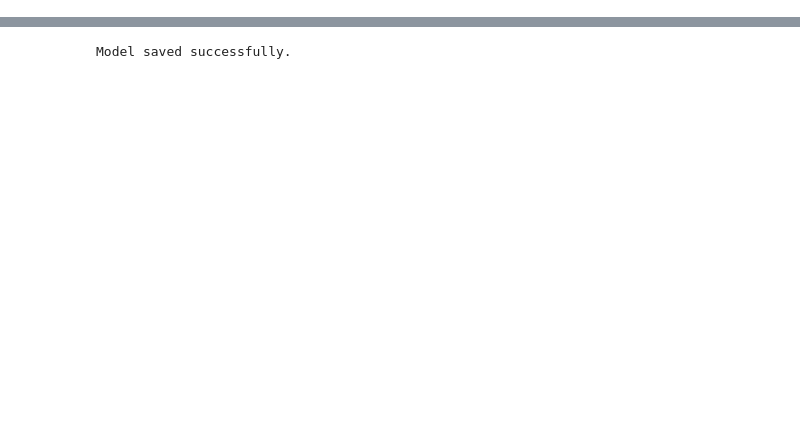
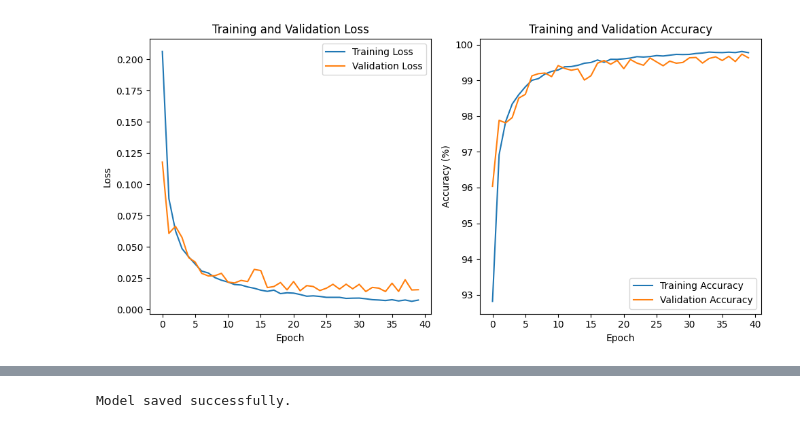
Before and after one commit to AlexTran1703/ecg-signal-processing, a Jupyter notebook: train_models_MIT_BIH_beat/cnn_resnet_ecg.ipynb, the cells around one changed output, grey strips where cells are left out. Drawn from its saved outputs; the diff is of its cells as text; code cells hidden in the pictures; blank space fills up the shorter version.

```diff
--- a/train_models_MIT_BIH_beat/cnn_resnet_ecg.ipynb
+++ b/train_models_MIT_BIH_beat/cnn_resnet_ecg.ipynb
@@ -50,11 +59,11 @@ class_2=df_train[df_train["Class"]==2]
 class_3=df_train[df_train["Class"]==3]
 class_4=df_train[df_train["Class"]==4]
 
-class_0_upsample=resample(class_0,replace=True,n_samples=80000,random_state=123)
-class_1_upsample=resample(class_1,replace=True,n_samples=10000,random_state=123)
-class_2_upsample=resample(class_2,replace=True,n_samples=10000,random_state=124)
-class_3_upsample=resample(class_3,replace=True,n_samples=10000,random_state=125)
-class_4_upsample=resample(class_4,replace=True,n_samples=10000,random_state=126)
+class_0_upsample=resample(class_0,replace=True,n_samples=60000,random_state=123)
+class_1_upsample=resample(class_1,replace=True,n_samples=20000,random_state=123)
+class_2_upsample=resample(class_2,replace=True,n_samples=20000,random_state=124)
+class_3_upsample=resample(class_3,replace=True,n_samples=20000,random_state=125)
+class_4_upsample=resample(class_4,replace=True,n_samples=20000,random_state=126)
 
 #combine
 df_train=pd.concat([class_0_upsample,class_1_upsample,class_2_upsample,class_3_upsample,class_4_upsample])
@@ -302,3 +315,35 @@ Epoch 40: Train Loss: 0.0067, Val Loss: 0.0240
+# %%
+import matplotlib.pyplot as plt
+
+def plot_metrics(train_losses, val_losses, train_accuracies, val_accuracies):
+    # Plot Training and Validation Loss
+    plt.figure(figsize=(10, 5))
+    plt.subplot(1, 2, 1)
+    plt.plot(train_losses, label='Training Loss')
+    plt.plot(val_losses, label='Validation Loss')
+    plt.title('Training and Validation Loss')
+    plt.xlabel('Epoch')
+    plt.ylabel('Loss')
+    plt.legend()
+
+    # Plot Training and Validation Accuracy
+    plt.subplot(1, 2, 2)
+    plt.plot(train_accuracies, label='Training Accuracy')
+    plt.plot(val_accuracies, label='Validation Accuracy')
+    plt.title('Training and Validation Accuracy')
+    plt.xlabel('Epoch')
+    plt.ylabel('Accuracy (%)')
+    plt.legend()
+
+    plt.tight_layout()
+    path = "evaluation"
+    plt.savefig(f"{path}/train_val_loss_accur.png", dpi=300, bbox_inches='tight')
+    plt.show()
+
+# Example of plotting the metrics
+plot_metrics(train_losses, val_losses, train_accuracies, val_accuracies)
+# %% [output]
+[figure, added]
 # %%
 def performance_evaluation(model, data_loader, labels_mapping,message_banner = ""):
     model.eval()
```
Also changed, not shown: parts of 6 cells of this notebook, 17 other files.
